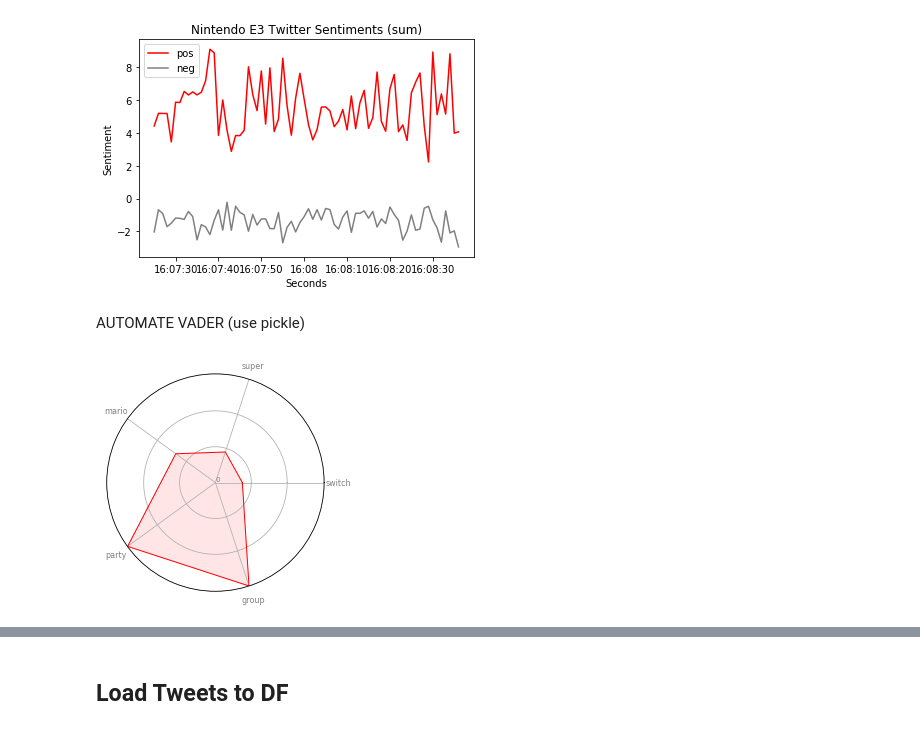
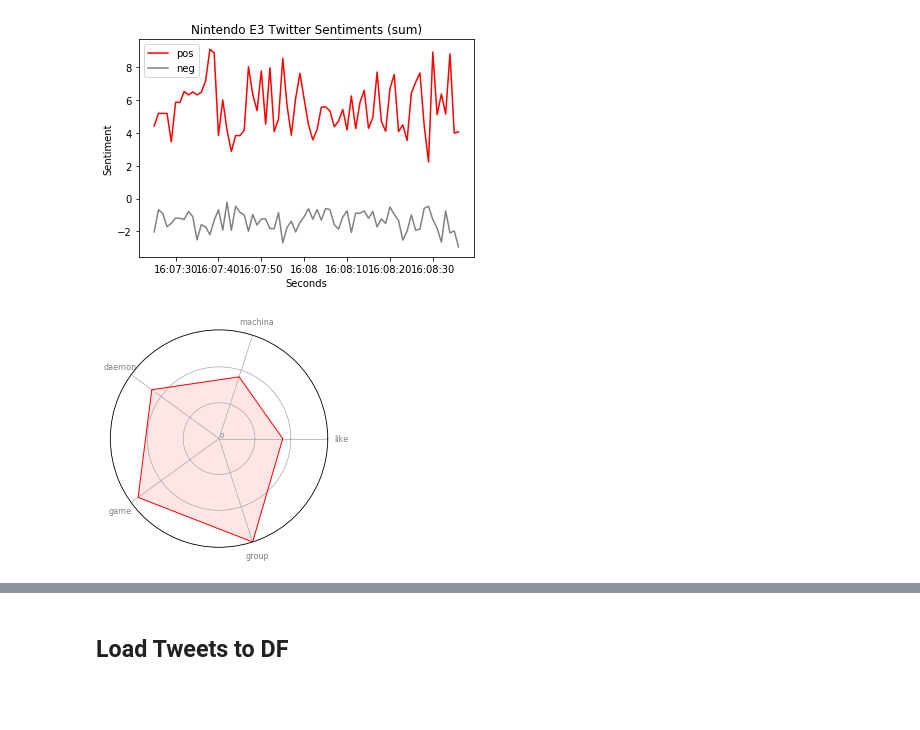
Before and after one commit to Laura-ShummonMaass/Nintendo_E3_Sentiment_Analysis, a Jupyter notebook: 2018_cleaning_and_trends_radars.ipynb, the cells around one changed output, grey strips where cells are left out. Cells and saved outputs as stored; diff of their text form; code cells hidden in the pictures; blank space fills up the shorter version.

```diff
--- a/2018_cleaning_and_trends_radars.ipynb
+++ b/2018_cleaning_and_trends_radars.ipynb
@@ -68,12 +68,10 @@ trend_2018_select_secs(start_time='16:07:24',
                            )
 # %% [output]
 [figure]
-# %% [markdown]
-AUTOMATE VADER (use pickle)
 # %%
-radar_2018(start_time='16:07:24',
-               end_time='16:08:36',
+radar_2018(start_time='16:03:24',
+               end_time='16:03:36',
                which_five='top',
                )
 # %% [output]
-[figure, old version]
+[figure, new version]
```
Also changed, not shown: parts of 25 cells of this notebook, 9 other files.
